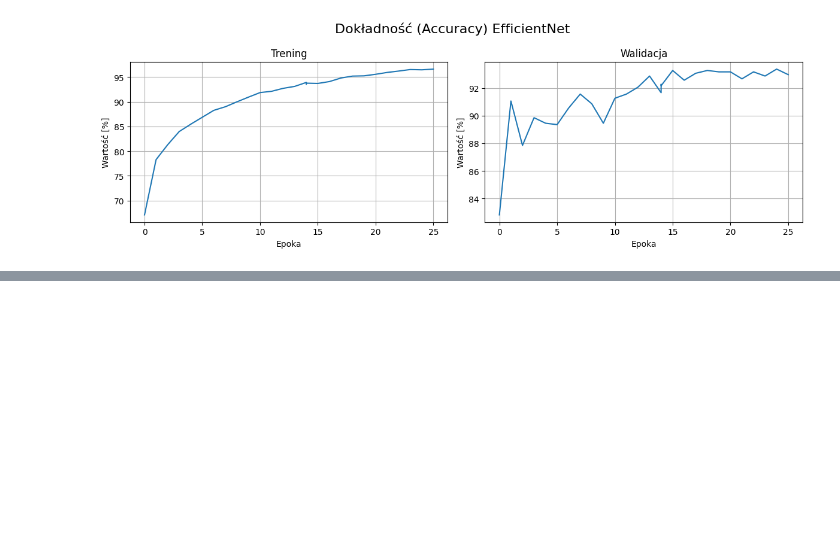
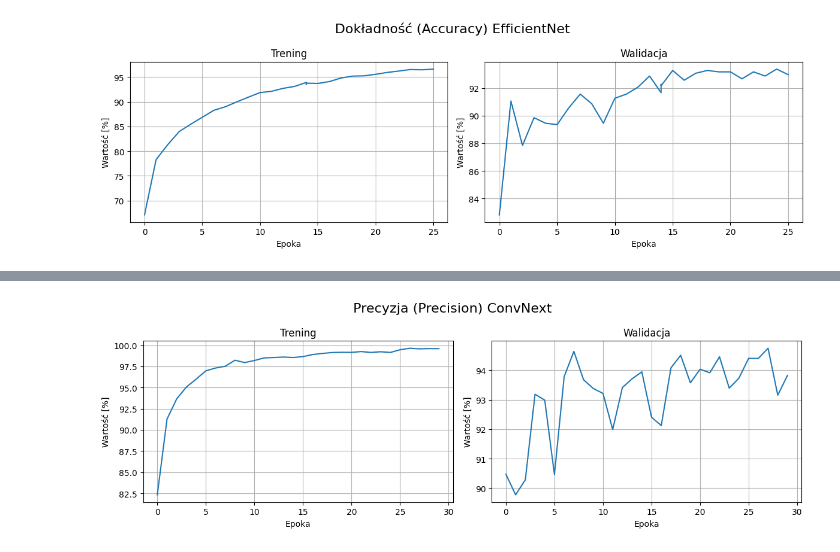
Before and after one commit to mszczesniak02/bachlor_backup, a Jupyter notebook: src/quick_tests/tensor_plotter.ipynb, the cells around one changed output, grey strips where cells are left out. Saved outputs shown, nothing was run; the diff lists cells and outputs as text; code cells hidden in the pictures; blank space fills up the shorter version.

```diff
--- a/src/quick_tests/tensor_plotter.ipynb
+++ b/src/quick_tests/tensor_plotter.ipynb
@@ -191,0 +222,12 @@ plot_double(x1,y1,x2,y2,"Funkcja straty (Loss) EfficientNet")
+# %%
+x1,y1 = extract_csv(conv_pre_train, "Step", "Value")
+x2,y2 = extract_csv(conv_pre_val, "Step", "Value")
+
+x3,y3 = extract_csv(conv_rec_train, "Step", "Value")
+x4,y4 = extract_csv(conv_rec_val, "Step", "Value")
+
+
+# plot_double(x3, y3, x4, y4, " Czułość (Recall) ConvNext ")
+plot_double(x1, y1, x2, y2, " Precyzja (Precision) ConvNext ")
+# %% [output]
+[figure, added]
```
Also changed, not shown: parts of 7 cells of this notebook, 33 other files.
